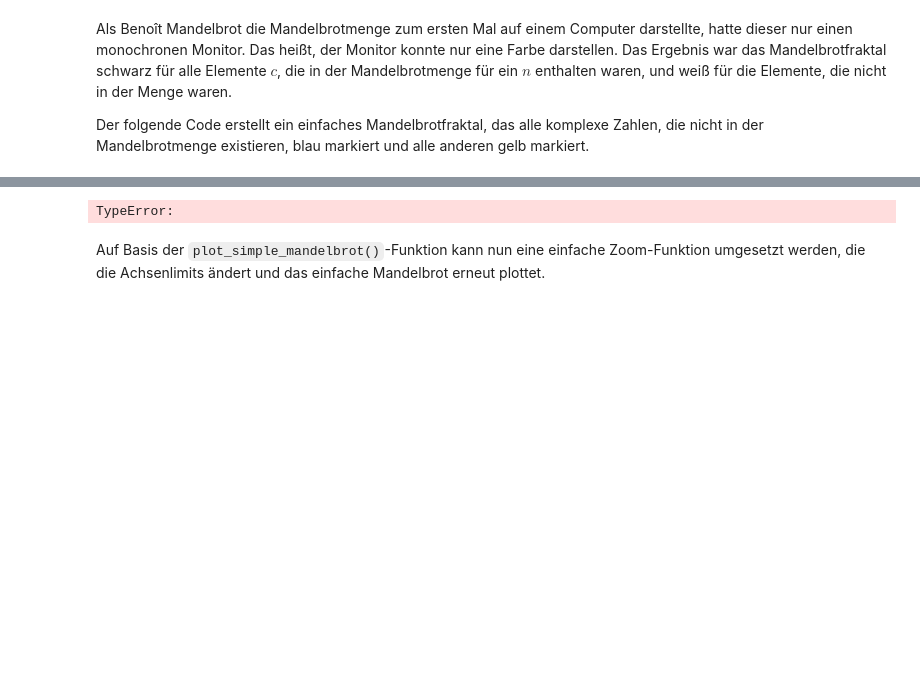
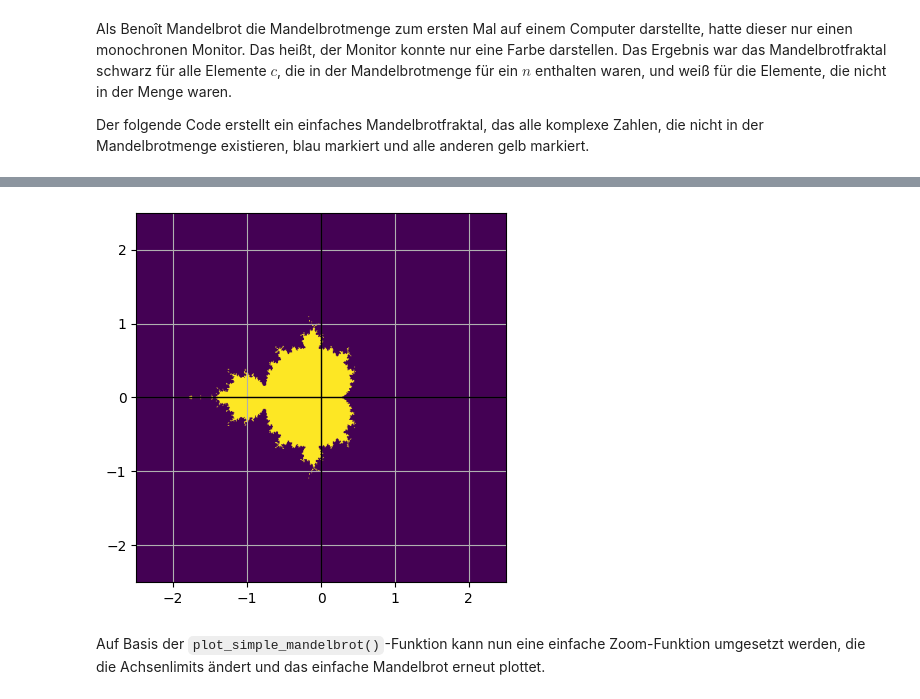
Before and after one commit to Julessh05-Studium/Scientific-Programming-Lab, a Jupyter notebook: SciProLab/complex_numbers.ipynb, the cells around one changed output, grey strips where cells are left out. Saved outputs shown, nothing was run; the diff lists cells and outputs as text; code cells hidden in the pictures; blank space fills up the shorter version.

Commit message:
update complex numbers to work

```diff
--- a/SciProLab/complex_numbers.ipynb
+++ b/SciProLab/complex_numbers.ipynb
@@ -1386,7 +1390,7 @@ Der folgende Code erstellt ein einfaches Mandelbrotfraktal, das alle komplexe Za
 # %%
 width = height = 500
 
-def mandelbrotmenge_iter(c, depth, z=complex(0, 0), it=0):
+def mandelbrotmenge_iter(c, depth, z=ComplexNumber(0, 0), it=0):
     """
     Durchläuft die Berechnung mittels des Bildungsgesetzes rekursiv,
     bis |z_n| > 2 ist oder die maximale Tiefe erreicht ist.
@@ -1425,4 +1427,4 @@ plt.show()
-TypeError:
+[figure, added]
 # %% [markdown]
 Auf Basis der `plot_simple_mandelbrot()`-Funktion kann nun eine einfache Zoom-Funktion umgesetzt werden, die die Achsenlimits ändert und das einfache Mandelbrot erneut plottet.
 # %%
```
Also changed, not shown: parts of 17 cells of this notebook.
